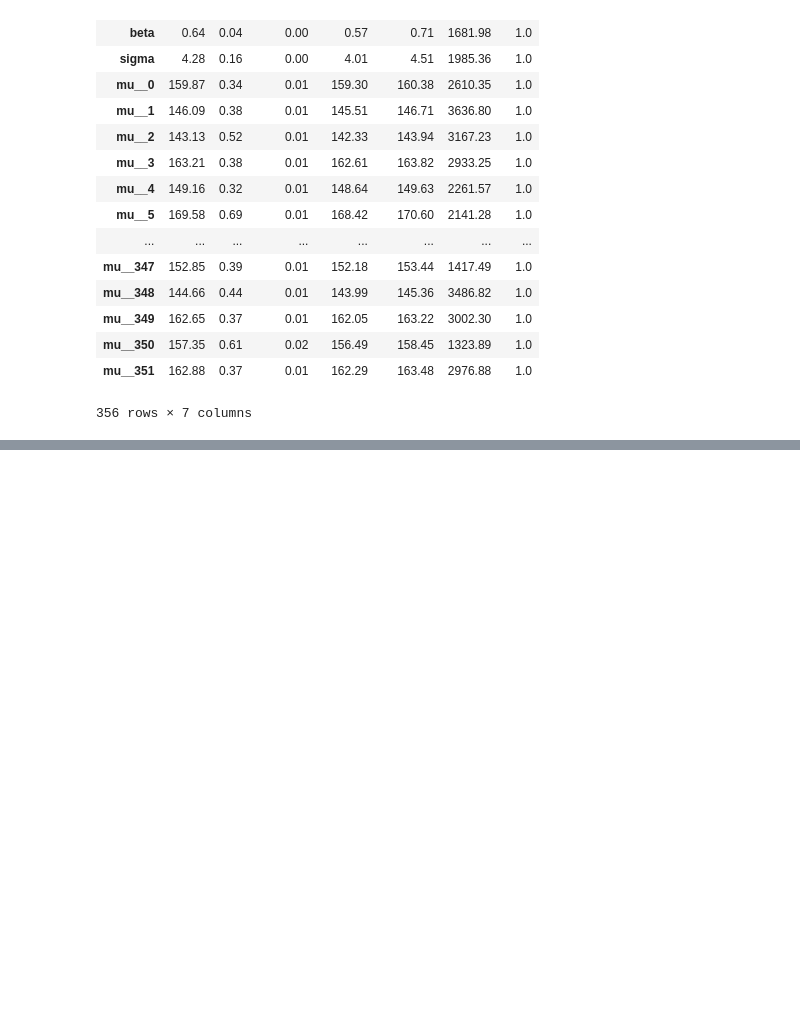
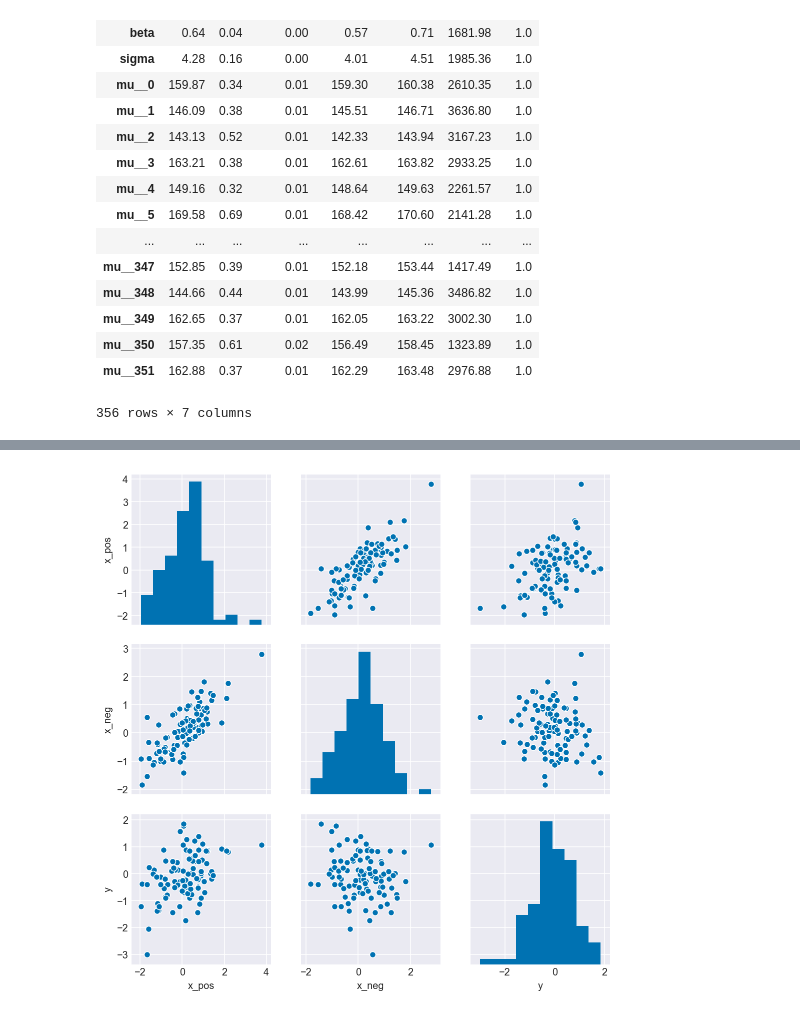
Before and after one commit to yangyu-1/statistical_rethinking_hw_pymc3, a Jupyter notebook: chapter_notebooks/chapter_5.ipynb, the cells around one changed output, grey strips where cells are left out. Saved outputs shown, nothing was run; the diff lists cells and outputs as text; code cells hidden in the pictures; blank space fills up the shorter version.

```diff
--- a/chapter_notebooks/chapter_5.ipynb
+++ b/chapter_notebooks/chapter_5.ipynb
@@ -137,0 +200,15 @@ pm.summary(trace_m, alpha=.11).round(2)
+# %%
+N = 100
+rho = 0.7
+x_pos = stats.norm.rvs(size=N)
+x_neg = stats.norm.rvs(rho*x_pos,0.5)
+y = stats.norm.rvs(x_pos-x_neg,0.5)
+df=pd.DataFrame({
+    'x_pos':x_pos,
+    'x_neg':x_neg,
+    'y':y,
+})
+
+sns.pairplot(df);
+# %% [output]
+[figure, added]
```
Also changed, not shown: parts of 5 cells of this notebook.
